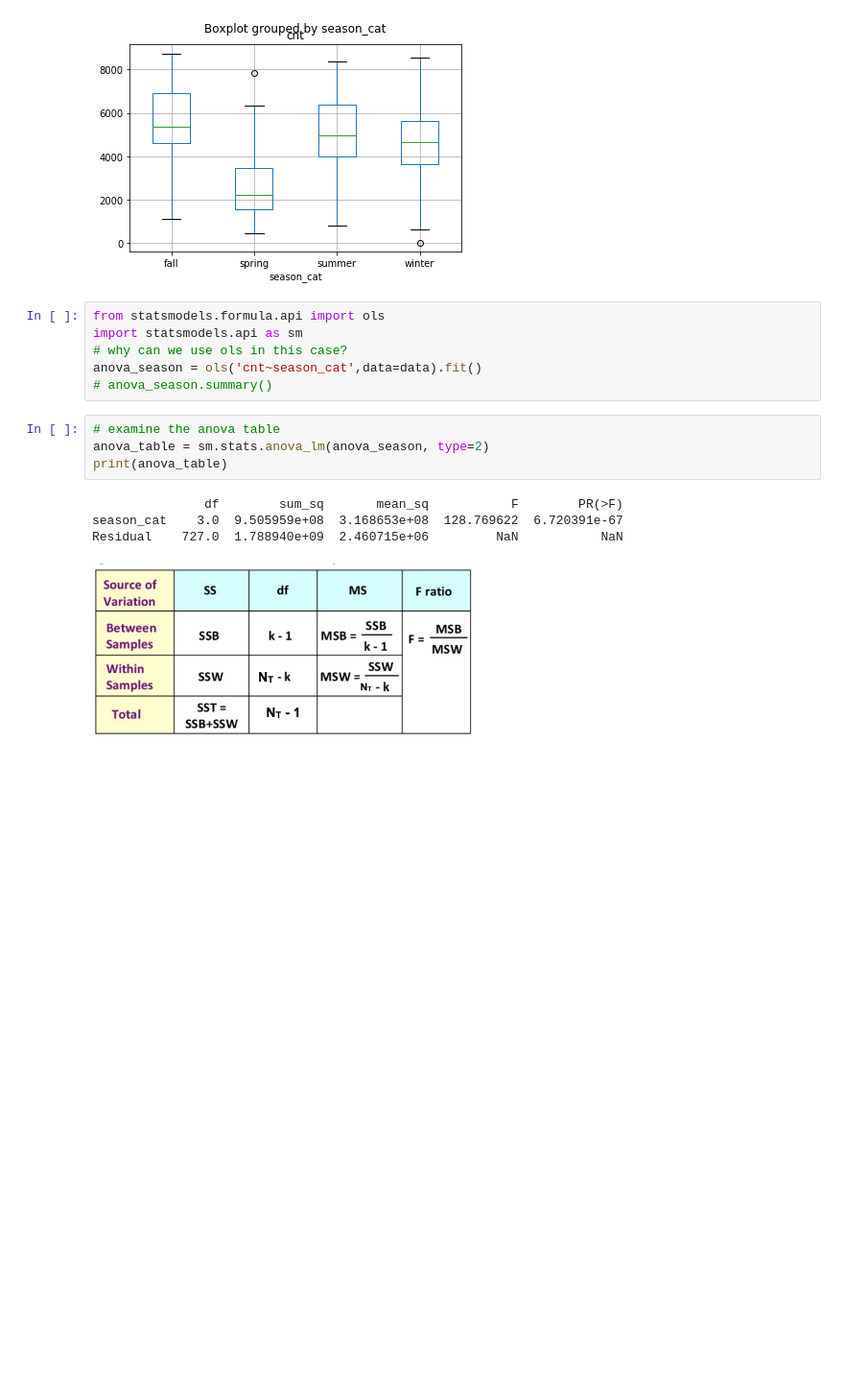
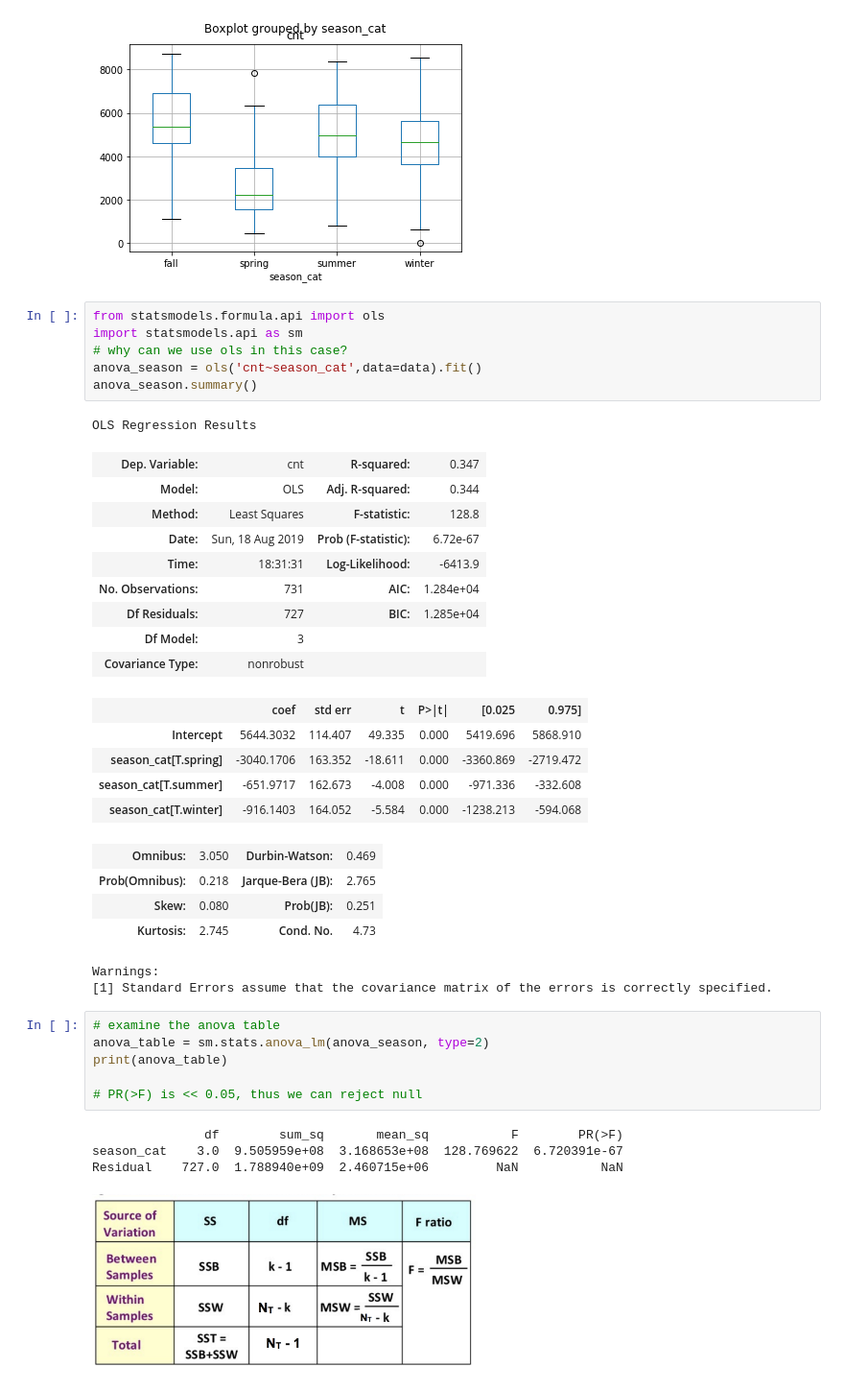
Before and after one commit to oqusous/nyc-mhtn-ds-071519-lectures, a Jupyter notebook: week-5/ANOVA/ANOVA_0715.ipynb, the cells around one changed output. Shown: that part at 96% size. Drawn from its saved outputs; the diff is of its cells as text; blank space fills up the shorter version.

```diff
--- a/week-5/ANOVA/ANOVA_0715.ipynb
+++ b/week-5/ANOVA/ANOVA_0715.ipynb
@@ -132,13 +145,37 @@ data.boxplot('cnt', by = 'season_cat')
 # %%
 from statsmodels.formula.api import ols
 import statsmodels.api as sm
 # why can we use ols in this case?
 anova_season = ols('cnt~season_cat',data=data).fit()
-# anova_season.summary()
+anova_season.summary()
+# %% [output]
+OLS Regression Results
+| Dep. Variable: | cnt | R-squared: | 0.347 |
+| Model: | OLS | Adj. R-squared: | 0.344 |
+| Method: | Least Squares | F-statistic: | 128.8 |
+| Date: | Sun, 18 Aug 2019 | Prob (F-statistic): | 6.72e-67 |
+| Time: | 18:31:31 | Log-Likelihood: | -6413.9 |
+| No. Observations: | 731 | AIC: | 1.284e+04 |
+| Df Residuals: | 727 | BIC: | 1.285e+04 |
+| Df Model: | 3 |  |  |
+| Covariance Type: | nonrobust |  |  |
+|  | coef | std err | t | P>|t| | [0.025 | 0.975] |
+| Intercept | 5644.3032 | 114.407 | 49.335 | 0.000 | 5419.696 | 5868.910 |
+| season_cat[T.spring] | -3040.1706 | 163.352 | -18.611 | 0.000 | -3360.869 | -2719.472 |
+| season_cat[T.summer] | -651.9717 | 162.673 | -4.008 | 0.000 | -971.336 | -332.608 |
+| season_cat[T.winter] | -916.1403 | 164.052 | -5.584 | 0.000 | -1238.213 | -594.068 |
+| Omnibus: | 3.050 | Durbin-Watson: | 0.469 |
+| Prob(Omnibus): | 0.218 | Jarque-Bera (JB): | 2.765 |
+| Skew: | 0.080 | Prob(JB): | 0.251 |
+| Kurtosis: | 2.745 | Cond. No. | 4.73 |
+Warnings:
+[1] Standard Errors assume that the covariance matrix of the errors is correctly specified.
 # %%
 # examine the anova table
 anova_table = sm.stats.anova_lm(anova_season, type=2)
 print(anova_table)
+
+# PR(>F) is << 0.05, thus we can reject null
 # %% [output]
                df        sum_sq       mean_sq           F        PR(>F)
 season_cat    3.0  9.505959e+08  3.168653e+08  128.769622  6.720391e-67
```
Also changed, not shown: parts of 3 cells of this notebook.
